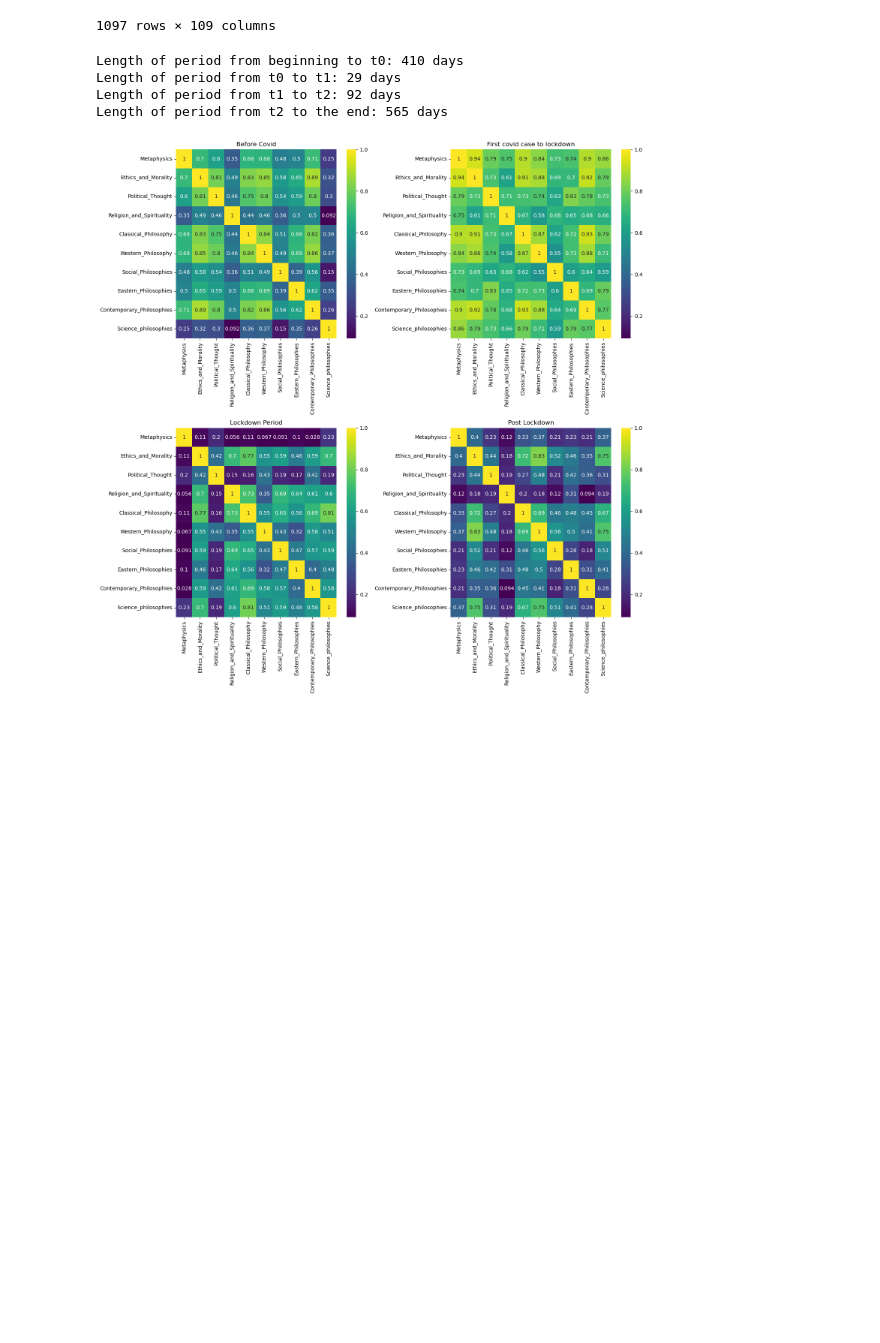
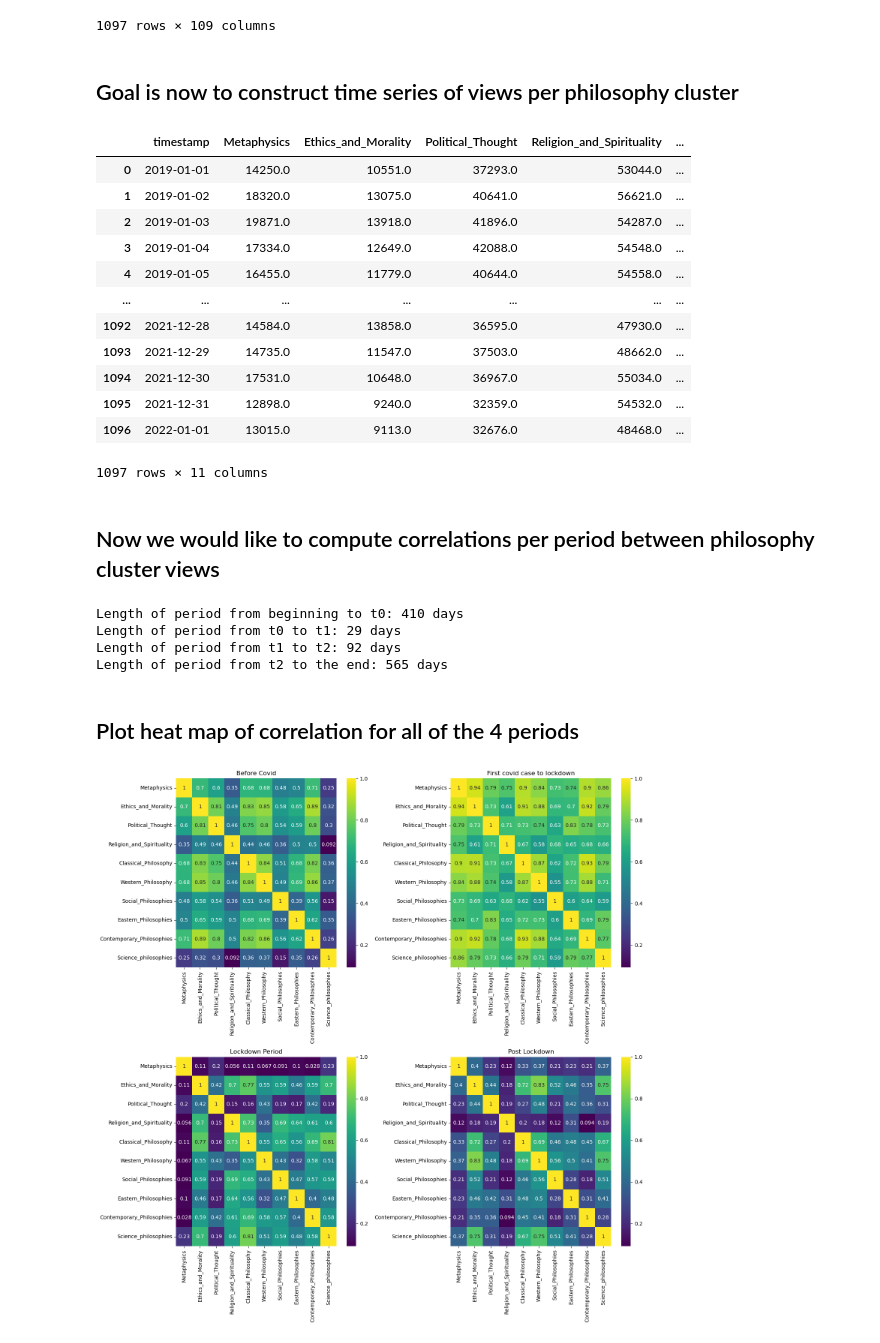
Before and after one commit to epfl-ada/ada-2023-project-mandarinecorp, a Jupyter notebook: topics_corr.ipynb, the cells around one changed output. Drawn from its saved outputs; the diff is of its cells as text; code cells hidden in the pictures; blank space fills up the shorter version.

```diff
--- a/topics_corr.ipynb
+++ b/topics_corr.ipynb
@@ -66,23 +68,43 @@ views
 | 1095 | 2021-12-31 | 1518.0 | 2474.0 | 671.0 | 2055.0 | 785.0 | 1682.0 | 1319.0 | ... |
 | 1096 | 2022-01-01 | 1620.0 | 2686.0 | 662.0 | 2168.0 | 830.0 | 1737.0 | 1329.0 | ... |
 1097 rows × 109 columns
+# %% [markdown]
+## Goal is now to construct time series of views per philosophy cluster
 # %%
 cluster_views = pd.DataFrame(columns=philosophical_clusters.keys())
 
 # Iterate through the clusters in the philosophical_clusters dictionary
 for cluster, topics in philosophical_clusters.items():
     # Create an empty dataframe to store the time series of views for the cluster
     cluster_views[cluster] = np.zeros(len(views))
 
     for topic in topics:
         topic_views = views[topic]
         cluster_views[cluster] += topic_views
         timestamps = views['timestamp']
 
         timestamp_df = pd.DataFrame({'timestamp': timestamps})
 
         # Merge the timestamp dataframe with the cluster_views dataframe
         cluster_views_with_timestamp = pd.concat([timestamp_df, cluster_views], axis=1)
+
+cluster_views_with_timestamp
+# %% [output]
+|  | timestamp | Metaphysics | Ethics_and_Morality | Political_Thought | Religion_and_Spirituality | ... |
+| 0 | 2019-01-01 | 14250.0 | 10551.0 | 37293.0 | 53044.0 | ... |
+| 1 | 2019-01-02 | 18320.0 | 13075.0 | 40641.0 | 56621.0 | ... |
+| 2 | 2019-01-03 | 19871.0 | 13918.0 | 41896.0 | 54287.0 | ... |
+| 3 | 2019-01-04 | 17334.0 | 12649.0 | 42088.0 | 54548.0 | ... |
+| 4 | 2019-01-05 | 16455.0 | 11779.0 | 40644.0 | 54558.0 | ... |
+| ... | ... | ... | ... | ... | ... | ... |
+| 1092 | 2021-12-28 | 14584.0 | 13858.0 | 36595.0 | 47930.0 | ... |
+| 1093 | 2021-12-29 | 14735.0 | 11547.0 | 37503.0 | 48662.0 | ... |
+| 1094 | 2021-12-30 | 17531.0 | 10648.0 | 36967.0 | 55034.0 | ... |
+| 1095 | 2021-12-31 | 12898.0 | 9240.0 | 32359.0 | 54532.0 | ... |
+| 1096 | 2022-01-01 | 13015.0 | 9113.0 | 32676.0 | 48468.0 | ... |
+1097 rows × 11 columns
+# %% [markdown]
+## Now we would like to compute correlations per period between philosophy cluster views
 # %%
 import seaborn as sns
 import numpy as np
@@ -153,6 +175,8 @@ Length of period from beginning to t0: 410 days
 Length of period from t0 to t1: 29 days
 Length of period from t1 to t2: 92 days
 Length of period from t2 to the end: 565 days
+# %% [markdown]
+## Plot heat map of correlation for all of the 4 periods
 # %%
 # Set the vmin and vmax parameters for consistent color gradient
 vmin = correlations1_df.min().min()
```
Also changed, not shown: parts of 4 cells of this notebook.
